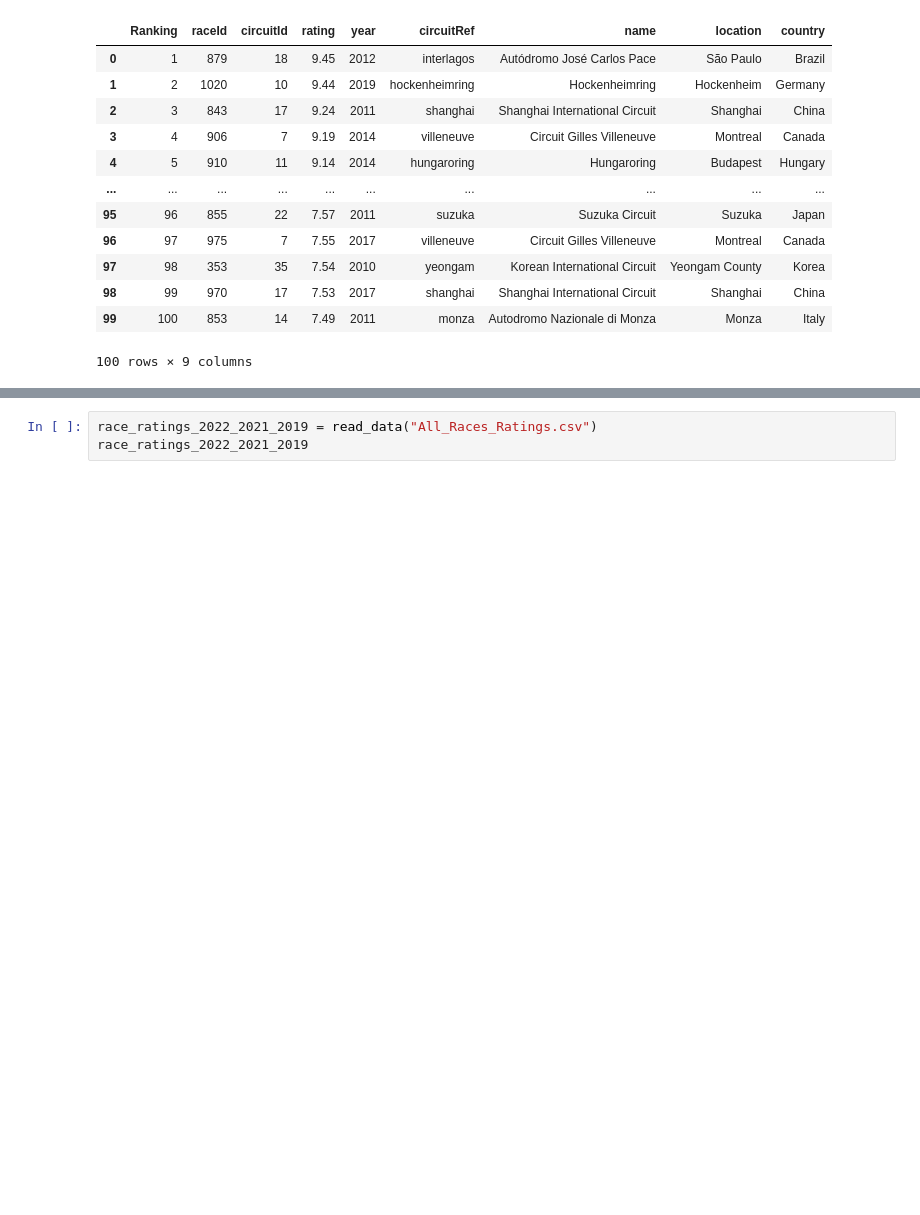
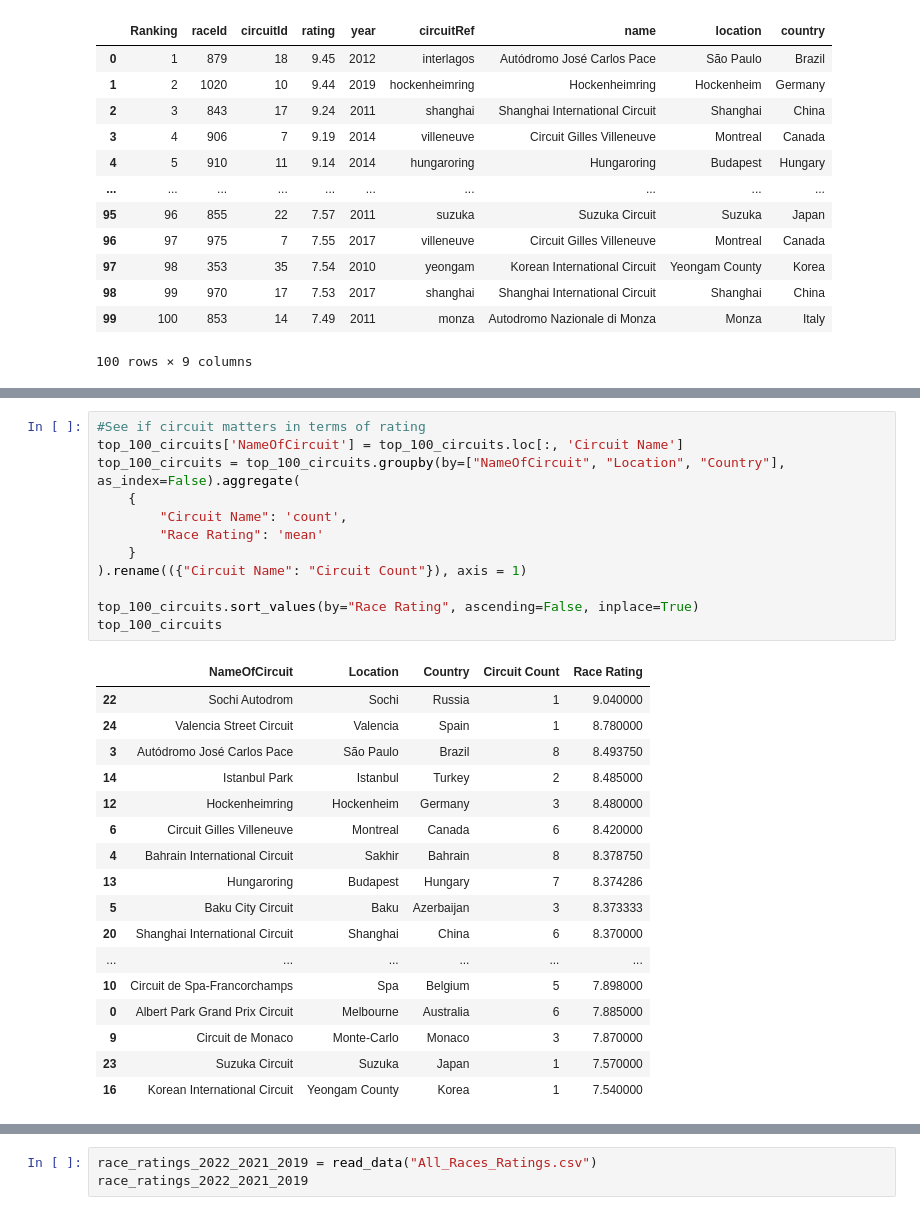
Before and after one commit to jasonhsu8/Formula-1-Project, a Jupyter notebook: JJ Notebooks/DataVisualisation.ipynb, the cells around one changed output, grey strips where cells are left out. Cells and saved outputs as stored; diff of their text form; blank space fills up the shorter version.

```diff
--- a/JJ Notebooks/DataVisualisation.ipynb
+++ b/JJ Notebooks/DataVisualisation.ipynb
@@ -226,0 +268,30 @@ top_100_circuits
+# %%
+#See if circuit matters in terms of rating
+top_100_circuits['NameOfCircuit'] = top_100_circuits.loc[:, 'Circuit Name']
+top_100_circuits = top_100_circuits.groupby(by=["NameOfCircuit", "Location", "Country"], as_index=False).aggregate(
+    {
+        "Circuit Name": 'count',
+        "Race Rating": 'mean'
+    }
+).rename(({"Circuit Name": "Circuit Count"}), axis = 1)
+
+top_100_circuits.sort_values(by="Race Rating", ascending=False, inplace=True)
+top_100_circuits
+# %% [output]
+|  | NameOfCircuit | Location | Country | Circuit Count | Race Rating |
+| 22 | Sochi Autodrom | Sochi | Russia | 1 | 9.040000 |
+| 24 | Valencia Street Circuit | Valencia | Spain | 1 | 8.780000 |
+| 3 | Autódromo José Carlos Pace | São Paulo | Brazil | 8 | 8.493750 |
+| 14 | Istanbul Park | Istanbul | Turkey | 2 | 8.485000 |
+| 12 | Hockenheimring | Hockenheim | Germany | 3 | 8.480000 |
+| 6 | Circuit Gilles Villeneuve | Montreal | Canada | 6 | 8.420000 |
+| 4 | Bahrain International Circuit | Sakhir | Bahrain | 8 | 8.378750 |
+| 13 | Hungaroring | Budapest | Hungary | 7 | 8.374286 |
+| 5 | Baku City Circuit | Baku | Azerbaijan | 3 | 8.373333 |
+| 20 | Shanghai International Circuit | Shanghai | China | 6 | 8.370000 |
+| ... | ... | ... | ... | ... | ... |
+| 10 | Circuit de Spa-Francorchamps | Spa | Belgium | 5 | 7.898000 |
+| 0 | Albert Park Grand Prix Circuit | Melbourne | Australia | 6 | 7.885000 |
+| 9 | Circuit de Monaco | Monte-Carlo | Monaco | 3 | 7.870000 |
+| 23 | Suzuka Circuit | Suzuka | Japan | 1 | 7.570000 |
+| 16 | Korean International Circuit | Yeongam County | Korea | 1 | 7.540000 |
```
Also changed, not shown: parts of 6 cells of this notebook.
